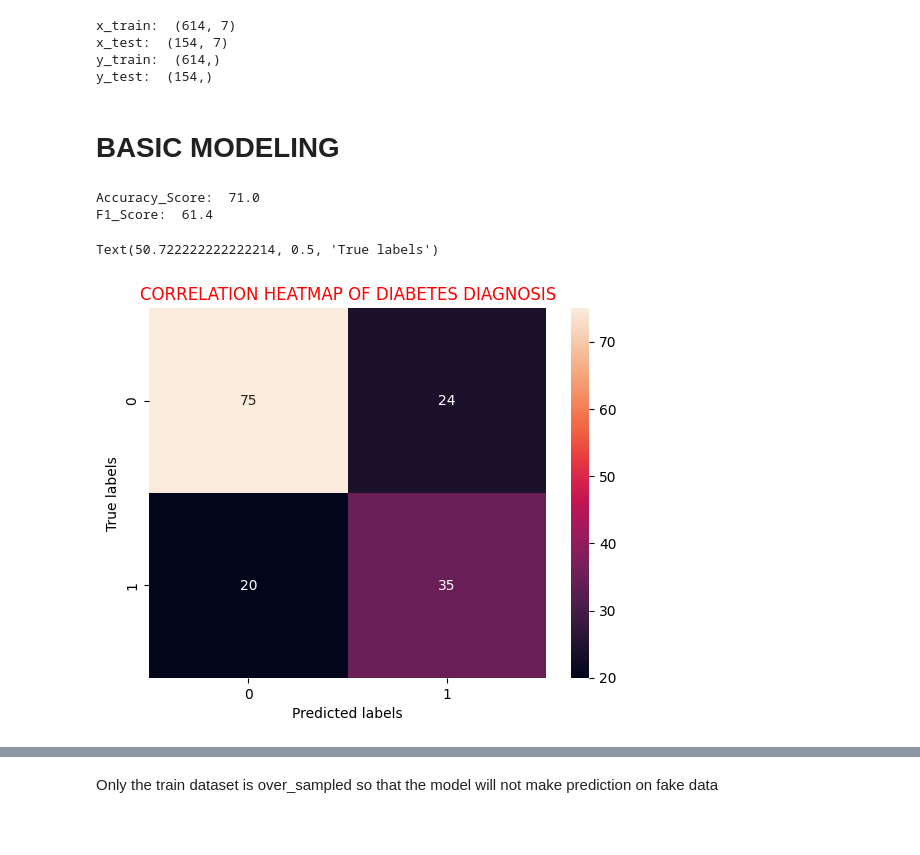
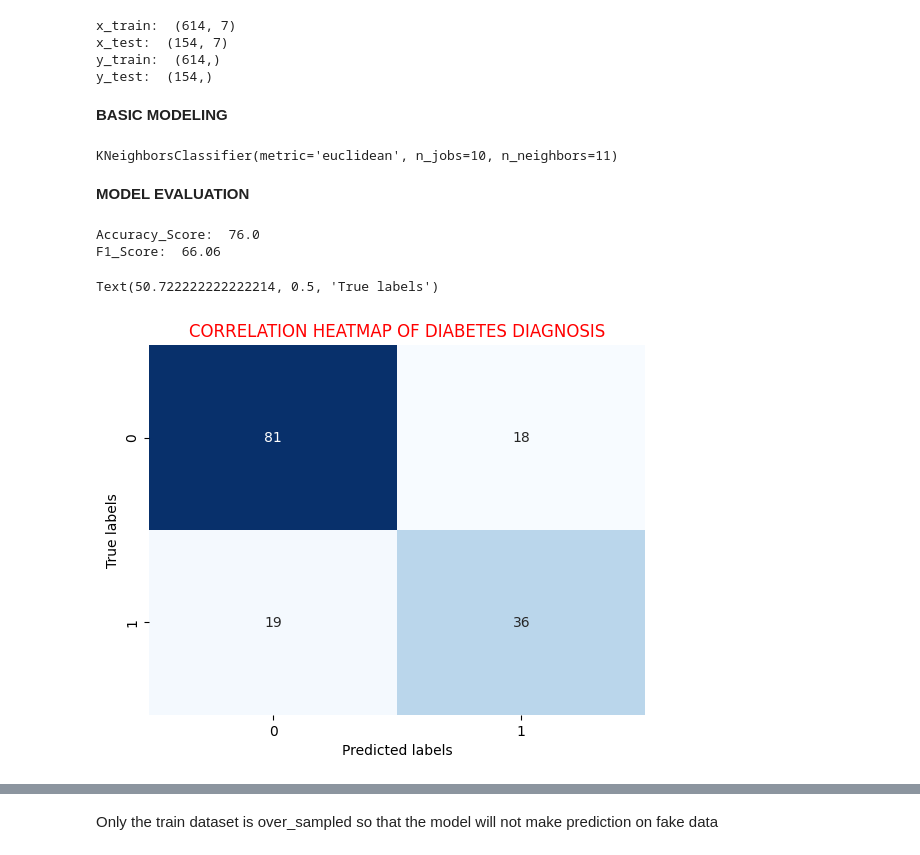
Before and after one commit to ChibuikeOnuba/Diabetes-Prediction, a Jupyter notebook: Diabetes_Prediction.ipynb, the cells around one changed output, grey strips where cells are left out. Cells and saved outputs as stored; diff of their text form; code cells hidden in the pictures; blank space fills up the shorter version.

Commit message:
more accurate models

```diff
--- a/Diabetes_Prediction.ipynb
+++ b/Diabetes_Prediction.ipynb
@@ -11,6 +11,7 @@ import io
 import warnings
 warnings.filterwarnings('ignore')
 # %%
-data = pd.read_csv('diabetes.csv')
+df = pd.read_csv('diabetes.csv')
+data = df.copy()
 # %%
 print(data.shape)
@@ -255,6 +275,6 @@ SCALING
 # %%
 mnsc = MinMaxScaler() #Instantiation
 
-# data.iloc[:,0:-1] = mnsc.fit_transform(data.iloc[:,0:-1])
+data[data.columns[:-1]] = mnsc.fit_transform(data[data.columns[:-1]])
 #Here, only the features is scaled
 # %%
@@ -295,9 +306,10 @@ x_test:  (154, 7)
 y_train:  (614,)
 y_test:  (154,)
 # %% [markdown]
-# BASIC MODELING
+ **BASIC MODELING**
 # %%
-model = KNeighborsClassifier(n_neighbors=11, p=2, metric='euclidean')
+model = KNeighborsClassifier(n_neighbors=11, p=2, metric='euclidean', n_jobs=10)
 
 model.fit(x_train, y_train)
-y_pred = model.predict(x_test)
+# %% [output]
+KNeighborsClassifier(metric='euclidean', n_jobs=10, n_neighbors=11)
@@ -304,3 +318,5 @@ y_pred = model.predict(x_test)
+# %% [markdown]
+**MODEL EVALUATION**
 # %%
 accuracy = round(accuracy_score(y_test, y_pred), 2)*100
 print('Accuracy_Score: ', accuracy)
@@ -308,5 +324,5 @@ print('Accuracy_Score: ', accuracy)
 f1 = round(f1_score(y_test, y_pred), 4)*100
 print('F1_Score: ', f1)
 # %% [output]
-Accuracy_Score:  71.0
-F1_Score:  61.4
+Accuracy_Score:  76.0
+F1_Score:  66.06
@@ -315,8 +329,9 @@ cf_matrix = confusion_matrix(y_test, y_pred)
 # %%
-sns.heatmap(cf_matrix , annot=True)
+cf_matrix = confusion_matrix(y_test, y_pred)
+sns.heatmap(cf_matrix , annot=True, cbar=False, cmap='Blues')
 plt.title('CORRELATION HEATMAP OF DIABETES DIAGNOSIS', color='red')
 plt.xlabel('Predicted labels')
 plt.ylabel('True labels')
 # %% [output]
 Text(50.722222222222214, 0.5, 'True labels')
-[figure, old version]
+[figure, new version]
```
Also changed, not shown: parts of 29 cells of this notebook, 1 other file.
